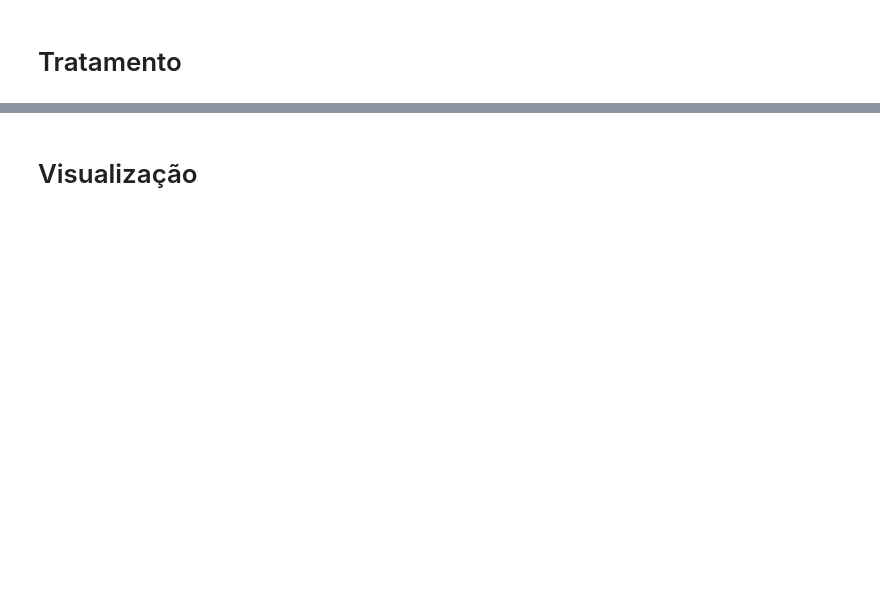
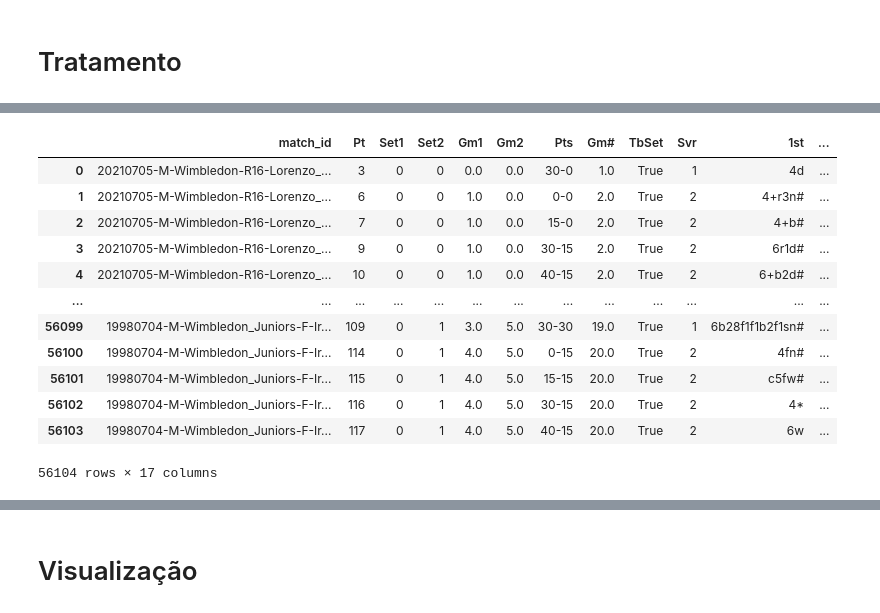
Before and after one commit to PedC18/POC1, a Jupyter notebook: test.ipynb, the cells around one changed output, grey strips where cells are left out. Drawn from its saved outputs; the diff is of its cells as text; code cells hidden in the pictures; blank space fills up the shorter version.

```diff
--- a/test.ipynb
+++ b/test.ipynb
@@ -56,10 +56,6 @@ points_to_2009 = pd.read_csv('charting-m-points-to-2009.csv', encoding='unicode_
 Points = pd.concat([points_to_2009,points2010,points2020],axis=0).reset_index(drop=True)
 
 # Consertando erros de input
-
-Points['rallyCount'] = pd.to_numeric(Points['rallyCount'], errors='coerce')
-Points = Points.dropna(subset=['rallyCount'])
-Points['rallyCount'] = Points['rallyCount'].astype(int)
 # %%
 # Para cada jogador, retorna todos os pontos disputados em cada um de seus jogos, preservando também
 # a ordem "Player 1", "Player 2" e a superficie jogada
@@ -73,6 +69,22 @@ Djokovic_Games_Points = pd.merge(Points,DjokovicAux, on='match_id')
 Federer_Points_Won, Federer_Points_Lost = PlayerPoints('Roger Federer', Federer_Games_Points, Federer_Id)
 Nadal_Points_Won, Nadal_Points_Lost = PlayerPoints('Rafael Nadal', Nadal_Games_Points, Nadal_Id)
 Djokovic_Points_Won, Djokovic_Points_Lost = PlayerPoints('Novak Djokovic', Djokovic_Games_Points, Djokovic_Id)
+# %%
+Federer_Points_Won
+# %% [output]
+|  | match_id | Pt | Set1 | Set2 | Gm1 | Gm2 | Pts | Gm# | TbSet | Svr | 1st | ... |
+| 0 | 20210705-M-Wimbledon-R16-Lorenzo_... | 3 | 0 | 0 | 0.0 | 0.0 | 30-0 | 1.0 | True | 1 | 4d | ... |
+| 1 | 20210705-M-Wimbledon-R16-Lorenzo_... | 6 | 0 | 0 | 1.0 | 0.0 | 0-0 | 2.0 | True | 2 | 4+r3n# | ... |
+| 2 | 20210705-M-Wimbledon-R16-Lorenzo_... | 7 | 0 | 0 | 1.0 | 0.0 | 15-0 | 2.0 | True | 2 | 4+b# | ... |
+| 3 | 20210705-M-Wimbledon-R16-Lorenzo_... | 9 | 0 | 0 | 1.0 | 0.0 | 30-15 | 2.0 | True | 2 | 6r1d# | ... |
+| 4 | 20210705-M-Wimbledon-R16-Lorenzo_... | 10 | 0 | 0 | 1.0 | 0.0 | 40-15 | 2.0 | True | 2 | 6+b2d# | ... |
+| ... | ... | ... | ... | ... | ... | ... | ... | ... | ... | ... | ... | ... |
+| 56099 | 19980704-M-Wimbledon_Juniors-F-Ir... | 109 | 0 | 1 | 3.0 | 5.0 | 30-30 | 19.0 | True | 1 | 6b28f1f1b2f1sn# | ... |
+| 56100 | 19980704-M-Wimbledon_Juniors-F-Ir... | 114 | 0 | 1 | 4.0 | 5.0 | 0-15 | 20.0 | True | 2 | 4fn# | ... |
+| 56101 | 19980704-M-Wimbledon_Juniors-F-Ir... | 115 | 0 | 1 | 4.0 | 5.0 | 15-15 | 20.0 | True | 2 | c5fw# | ... |
+| 56102 | 19980704-M-Wimbledon_Juniors-F-Ir... | 116 | 0 | 1 | 4.0 | 5.0 | 30-15 | 20.0 | True | 2 | 4* | ... |
+| 56103 | 19980704-M-Wimbledon_Juniors-F-Ir... | 117 | 0 | 1 | 4.0 | 5.0 | 40-15 | 20.0 | True | 2 | 6w | ... |
+56104 rows × 17 columns
 # %%
 # Divide os pontos em saque/receives para cada jogador
 
```
Also changed, not shown: parts of 5 cells of this notebook, 5 other files.
